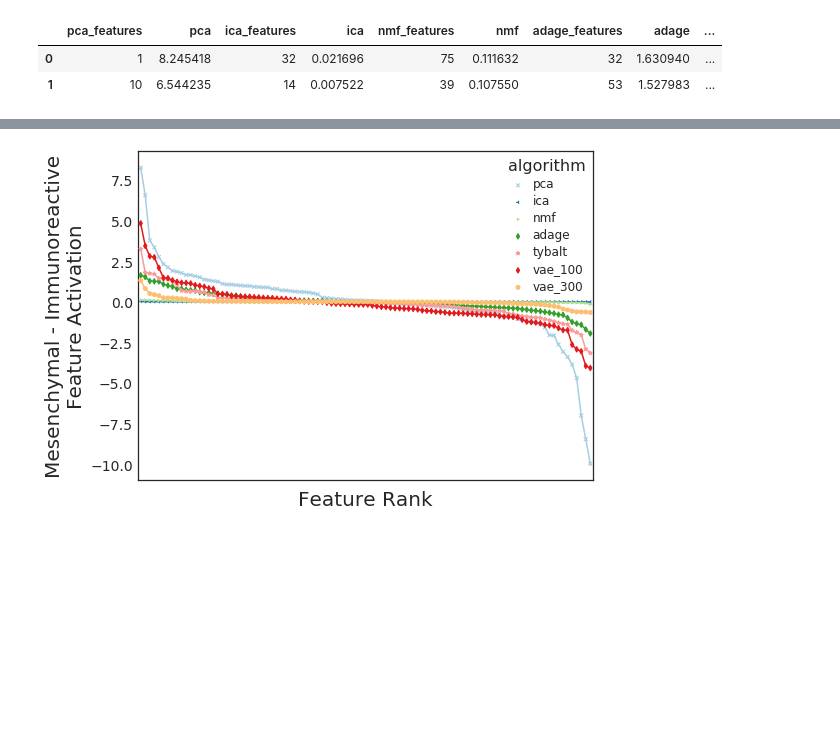
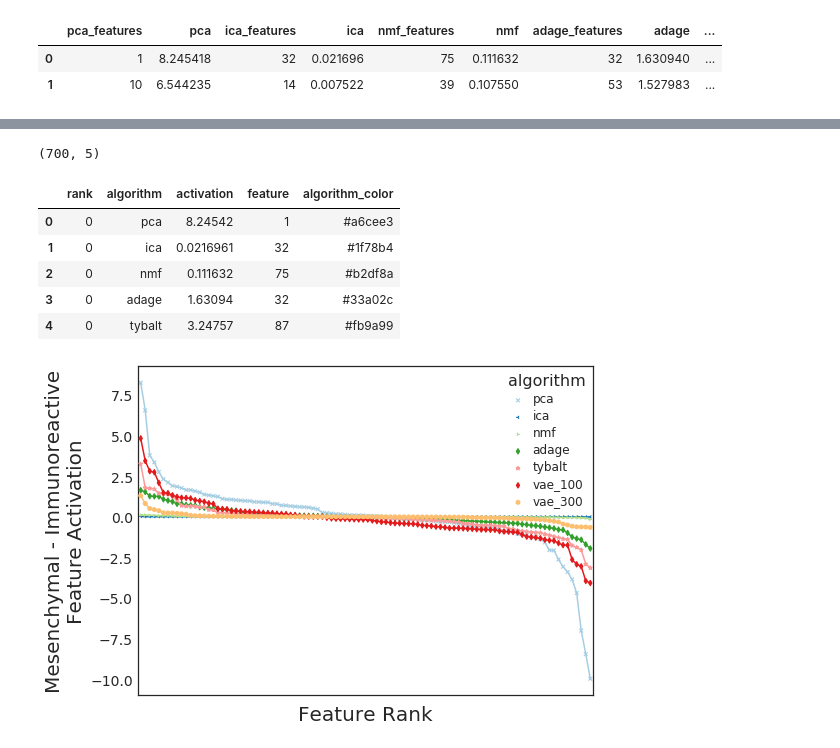
Before and after one commit to greenelab/vae_pancancer, a Jupyter notebook: latent_space_comparison.ipynb, the cells around one changed output, grey strips where cells are left out. Saved outputs shown, nothing was run; the diff lists cells and outputs as text; code cells hidden in the pictures; blank space fills up the shorter version.

```diff
--- a/latent_space_comparison.ipynb
+++ b/latent_space_comparison.ipynb
@@ -200,3 +216,18 @@ long_latent_space_df.head()
+# %%
+# Output ranking and activation scores per feature per algorithm
+latent_output_file = os.path.join('results',
+                                  'hgsc_mesenchymal_immunoreactive_algorithm_subtract.tsv')
+long_latent_space_df.to_csv(latent_output_file, index=False, sep='\t')
+print(long_latent_space_df.shape)
+long_latent_space_df.head()
+# %% [output]
+(700, 5)
+|  | rank | algorithm | activation | feature | algorithm_color |
+| 0 | 0 | pca | 8.24542 | 1 | #a6cee3 |
+| 1 | 0 | ica | 0.0216961 | 32 | #1f78b4 |
+| 2 | 0 | nmf | 0.111632 | 75 | #b2df8a |
+| 3 | 0 | adage | 1.63094 | 32 | #33a02c |
+| 4 | 0 | tybalt | 3.24757 | 87 | #fb9a99 |
 # %%
 latent_space_figure = os.path.join('figures', 'algorithm_comparison_latent_space.png')
 ax = sns.pointplot(x='rank', y='activation', hue='algorithm', data=long_latent_space_df,
```
Also changed, not shown: parts of 3 cells of this notebook, 2 other files.
